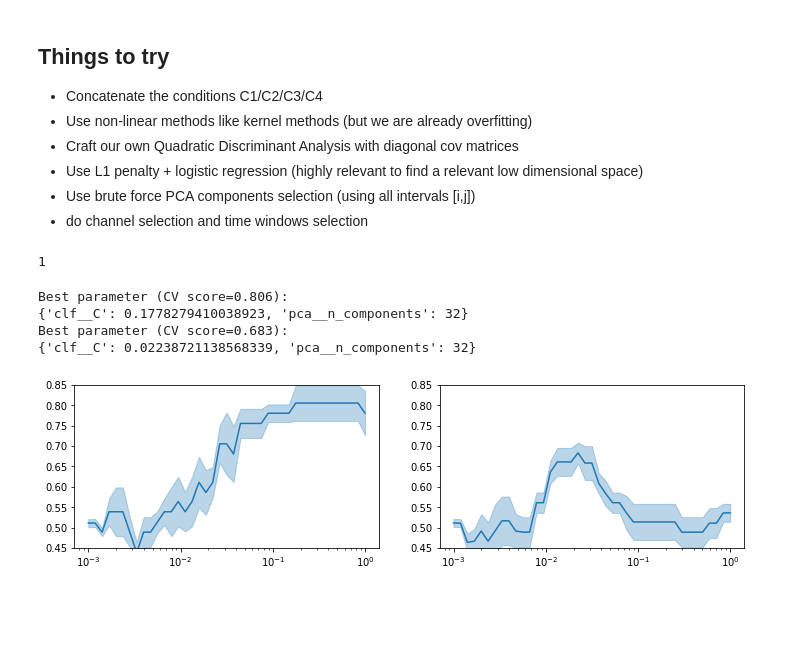
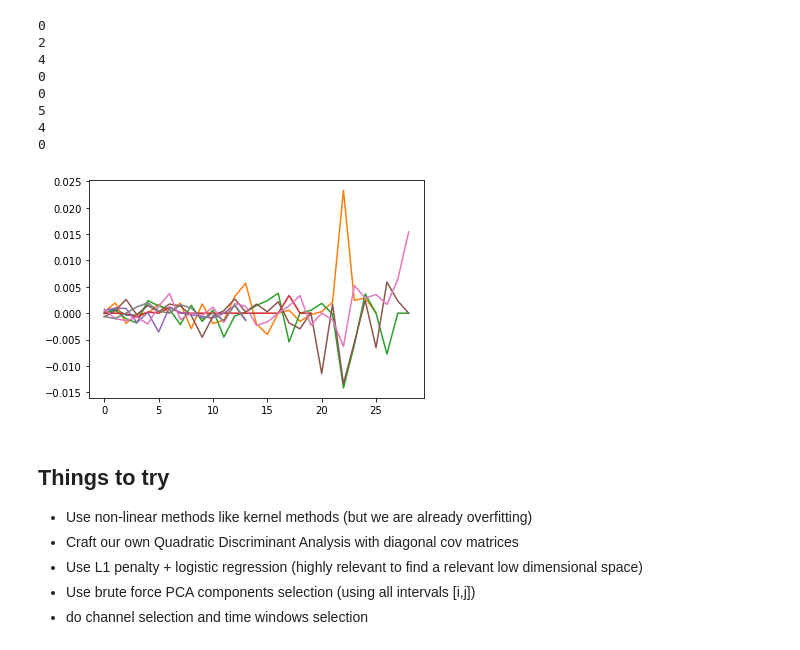
Before and after one commit to seydareisli/ML-Autism-Prediction, a Jupyter notebook: MLExamples/machine-learning.ipynb, the cells around one changed output. Drawn from its saved outputs; the diff is of its cells as text; code cells hidden in the pictures; blank space fills up the shorter version.

```diff
--- a/MLExamples/machine-learning.ipynb
+++ b/MLExamples/machine-learning.ipynb
@@ -120 +111,3 @@ pipe = Pipeline(steps=[('pca', pca), ('clf', clf)])
+# %%
+y=subjects[...,0]
 # %%
@@ -179,9 +177,22 @@ Best parameter (CV score=0.614):
+# %%
+for i in range(n_trtype):
+    #print(np.abs(search_l1_all[i].best_estimator_['clf'].coef_))
+    print(np.sum(np.abs(search_8x1[i].best_estimator_['clf'].coef_)>0.5e-2))
+    plt.plot(search_8x1[i].best_estimator_['clf'].coef_.T)
+# %% [output]
+0
+2
+4
+0
+0
+5
+4
+0
+[figure, added]
 # %% [markdown]
 ## Things to try
-- Concatenate the conditions C1/C2/C3/C4
 - Use non-linear methods like kernel methods (but we are already overfitting)
 - Craft our own Quadratic Discriminant Analysis with diagonal cov matrices
-- Use L1 penalty + logistic regression (highly relevant to find a relevant low
-dimensional space)
+- Use L1 penalty + logistic regression (highly relevant to find a relevant low dimensional space)
 - Use brute force PCA components selection (using all intervals [i,j])
 - do channel selection and time windows selection
@@ -209,37 +198,0 @@ pipe = Pipeline(steps=[('pca', pca), ('clf', clf)])
-# %%
-search_l1_all = np.zeros(n_trtype, dtype=object)
-for i in range(n_trtype):
-    #X = Xct[i]**2
-    # using also squared signal improve performances
-    X = np.concatenate([Xct[i],Xct[i]**2], axis=1)
-
-    X -= X.mean(0, keepdims=True)
-    X /= X.std(0, keepdims=True)
-    search_l1_all[i] = GridSearchCV(pipe, param_grid,
-                                   cv=5, n_jobs=15, verbose=0)
-    search_l1_all[i].fit(X, y);
-    verbose('%i'%(i))
-# %% [output]
-1
-# %%
-fig, ax = plt.subplots(1, n_trtype, figsize=(12,3))
-for i in range(n_trtype):
-    print("Best parameter (CV score=%0.3f):" % search_l1_all[i].best_score_)
-    print(search_l1_all[i].best_params_)
-    for k in range(test_pca.shape[0]):
-        errorfill(test_C,search_l1_all[i].
-                  cv_results_['mean_test_score']
-                  .reshape(test_C.shape[0],test_pca.shape[0])[:,k],
-                  search_l1_all[i].cv_results_['std_test_score']
-                  .reshape(test_C.shape[0],test_pca.shape[0])[:,k]/np.sqrt(5),
-                  ax=ax[i])
-
-    ax[i].set_xscale('log')
-    ax[i].set_ylim(0.45,0.85)
-    ax[i].title.set_text(trialTypes[i])
-# %% [output]
-Best parameter (CV score=0.806):
-{'clf__C': 0.1778279410038923, 'pca__n_components': 32}
-Best parameter (CV score=0.683):
-{'clf__C': 0.02238721138568339, 'pca__n_components': 32}
-[figure, removed]
```
Also changed, not shown: parts of 17 cells of this notebook.
